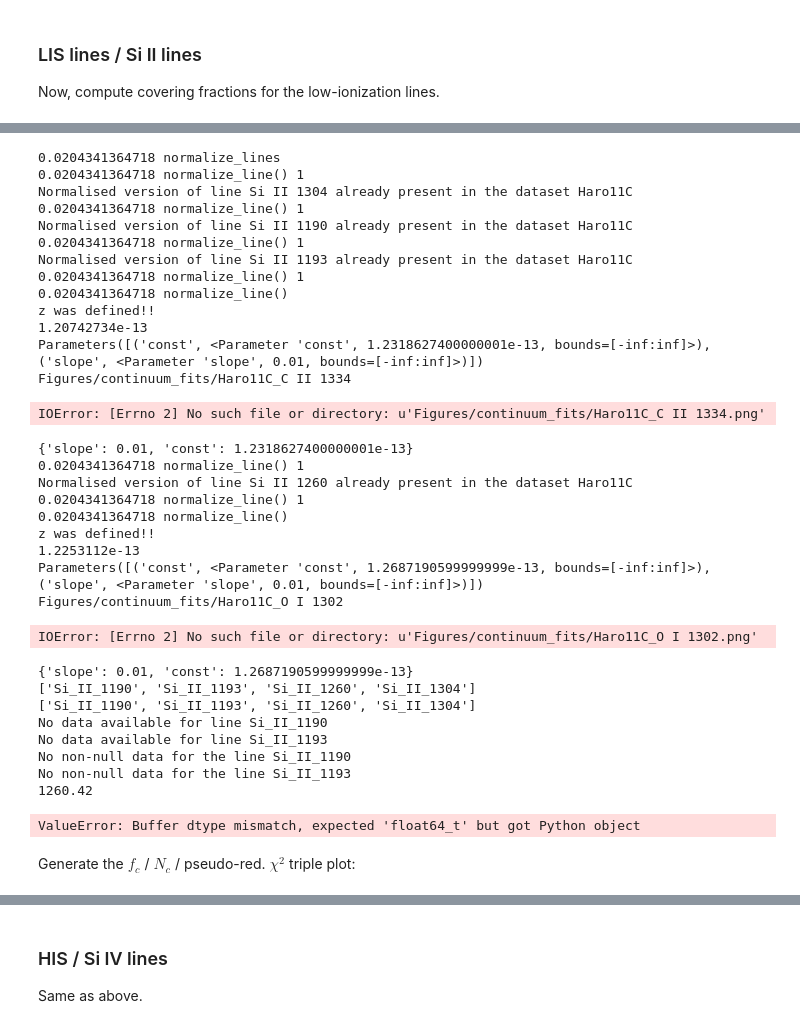
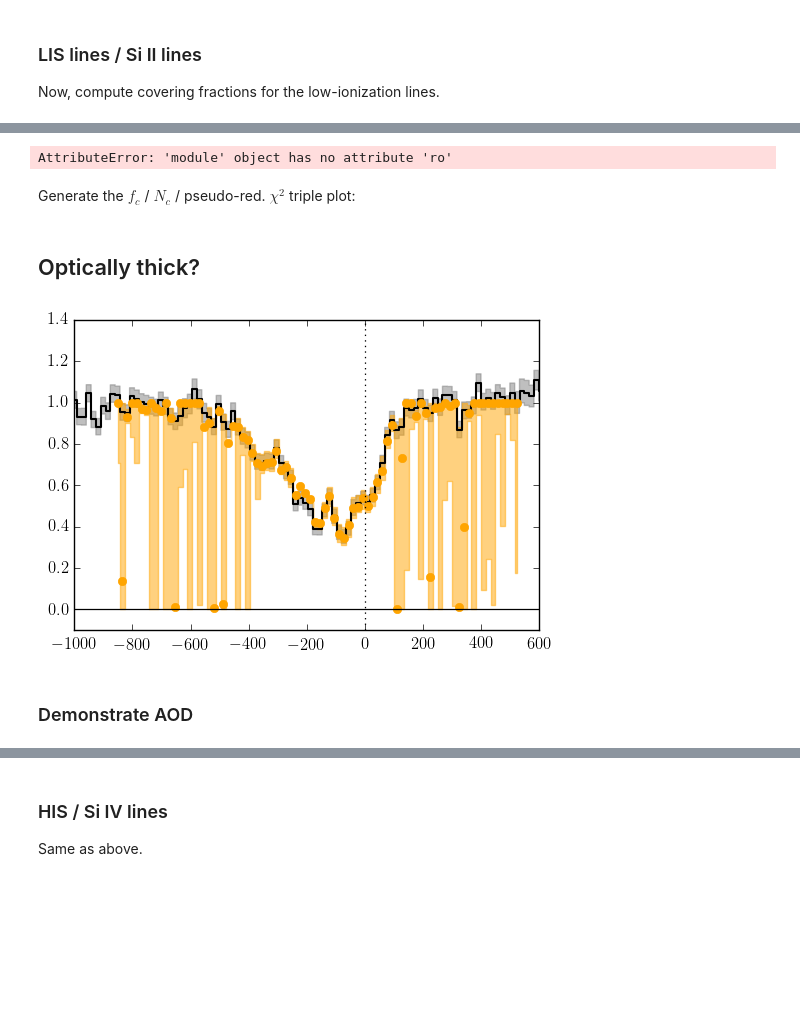
Before and after one commit to thriveth/Haro11Cos, a Jupyter notebook: Code/Haro11.ipynb, the cells around one changed output, grey strips where cells are left out. Drawn from its saved outputs; the diff is of its cells as text; code cells hidden in the pictures; blank space fills up the shorter version.

```diff
--- a/Code/Haro11.ipynb
+++ b/Code/Haro11.ipynb
@@ -154,46 +191,17 @@ thedict.keys()
+# %%
+import numpy as np
+np.ro
+# %% [output]
+AttributeError: 'module' object has no attribute 'ro'
 # %%
-reload(cosp)
+#reload(cosp)
 #thefile = open('./Haro11/dfdict.pickle')
 #thedict = pickle.load(thefile)
-thedict[1].z_value = z.value
-vflisHaro = cosp.make_cover_frac_plots(
-    thedict, lines=cosp.SiIIlines,
-    compare_lines=cosp.lislines, minimizer='brute')
-plt.show()
+#thedict[1].z_value = z.value
+#vflisHaro = cosp.make_cover_frac_plots(
+#    thedict, lines=cosp.SiIIlines,
+#    compare_lines=cosp.lislines, minimizer='brute')
+#plt.show()
-# %% [output]
-0.0204341364718 normalize_lines
-0.0204341364718 normalize_line() 1
-Normalised version of line Si II 1304 already present in the dataset Haro11C
-0.0204341364718 normalize_line() 1
-Normalised version of line Si II 1190 already present in the dataset Haro11C
-0.0204341364718 normalize_line() 1
-Normalised version of line Si II 1193 already present in the dataset Haro11C
-0.0204341364718 normalize_line() 1
-0.0204341364718 normalize_line()
-z was defined!!
-1.20742734e-13
-Parameters([('const', <Parameter 'const', 1.2318627400000001e-13, bounds=[-inf:inf]>), ('slope', <Parameter 'slope', 0.01, bounds=[-inf:inf]>)])
-Figures/continuum_fits/Haro11C_C II 1334
-IOError: [Errno 2] No such file or directory: u'Figures/continuum_fits/Haro11C_C II 1334.png'
-{'slope': 0.01, 'const': 1.2318627400000001e-13}
-0.0204341364718 normalize_line() 1
-Normalised version of line Si II 1260 already present in the dataset Haro11C
-0.0204341364718 normalize_line() 1
-0.0204341364718 normalize_line()
-z was defined!!
-1.2253112e-13
-Parameters([('const', <Parameter 'const', 1.2687190599999999e-13, bounds=[-inf:inf]>), ('slope', <Parameter 'slope', 0.01, bounds=[-inf:inf]>)])
-Figures/continuum_fits/Haro11C_O I 1302
-IOError: [Errno 2] No such file or directory: u'Figures/continuum_fits/Haro11C_O I 1302.png'
-{'slope': 0.01, 'const': 1.2687190599999999e-13}
-['Si_II_1190', 'Si_II_1193', 'Si_II_1260', 'Si_II_1304']
-['Si_II_1190', 'Si_II_1193', 'Si_II_1260', 'Si_II_1304']
-No data available for line Si_II_1190
-No data available for line Si_II_1193
-No non-null data for the line Si_II_1190
-No non-null data for the line Si_II_1193
-1260.42
-ValueError: Buffer dtype mismatch, expected 'float64_t' but got Python object
 # %% [markdown]
 Generate the $f_c$ / $N_c$ / pseudo-red. $\chi^2$ triple plot:
 # %%
@@ -204,0 +213,28 @@ cosp.single_coverfrac_plot(
+# %% [markdown]
+## Optically thick?
+# %%
+#%matplotlib inline
+vlis = vflis[1]
+vlis.columns
+plt.figure(figsize=(6, 4))
+plt.plot(vlis.Velocity, vlis.Si_II_1260_Flam, 'k-', drawstyle='steps-mid')
+plt.fill_between(
+    vlis.Velocity,
+    vlis.Si_II_1260_Flam+vlis.Si_II_1260_Stddev,
+    y2=vlis.Si_II_1260_Flam - vlis.Si_II_1260_Stddev,
+    color='gray', alpha=.5, step='mid')
+plt.plot(vlis.Velocity, 1. - vlis.Si_II_CovFrac_map, 'o', color='orange', mec='orange')
+plt.fill_between(
+    vlis.Velocity,
+    1 - (vlis.Si_II_CovFrac_map+vlis.Si_II_CovFrac_err),
+    y2=1 - (vlis.Si_II_CovFrac_map - vlis.Si_II_CovFrac_lo_err),
+    color='orange', alpha=.5, step='mid')
+plt.tick_params(labelsize=12)
+plt.axis((-1000, 600, -.1, 1.4))
+plt.axhline(0, color='k', ls='-', lw=.9)
+plt.axvline(0, color='k', ls=':', lw=.9)
+plt.show()
+# %% [output]
+[figure, added]
+# %% [markdown]
+### Demonstrate AOD
```
Also changed, not shown: parts of 29 cells of this notebook, 37 other files.
